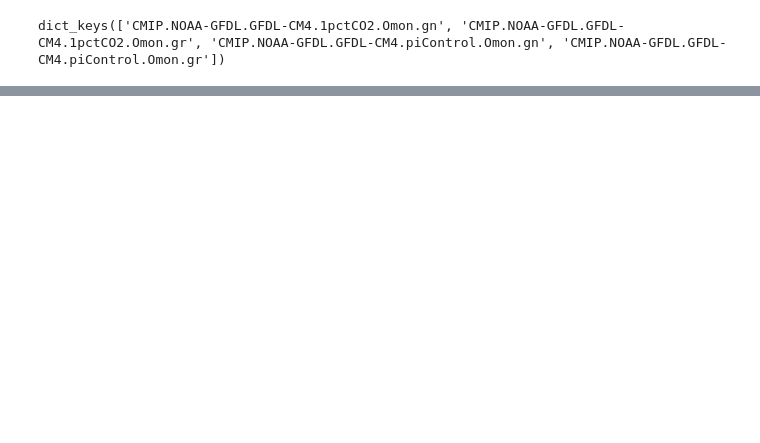
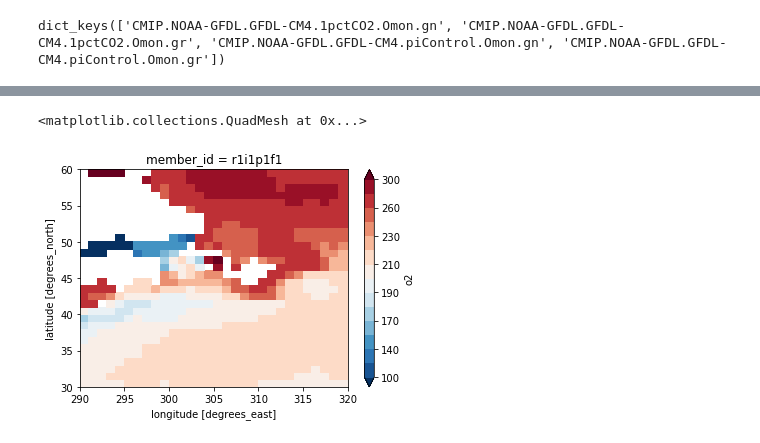
Before and after one commit to mclaret/cmip6hack-GS, a Jupyter notebook: notebooks/MC_1.ipynb, the cells around one changed output, grey strips where cells are left out. Saved outputs shown, nothing was run; the diff lists cells and outputs as text; code cells hidden in the pictures; blank space fills up the shorter version.

```diff
--- a/notebooks/MC_1.ipynb
+++ b/notebooks/MC_1.ipynb
@@ -174,0 +145,5 @@ Coordinates:
+# %%
+o2_cnt.plot(levels=[100,120,140,160,170,180,190,200,210,220,230,240,260,280,300])
+# %% [output]
+<matplotlib.collections.QuadMesh at 0x...>
+[figure, added]
```
Also changed, not shown: parts of 20 cells of this notebook.
